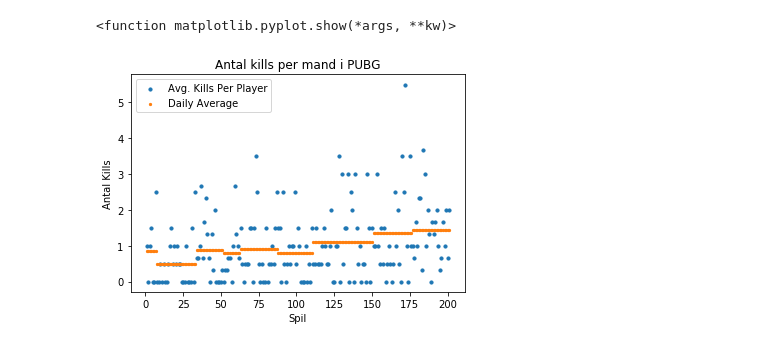
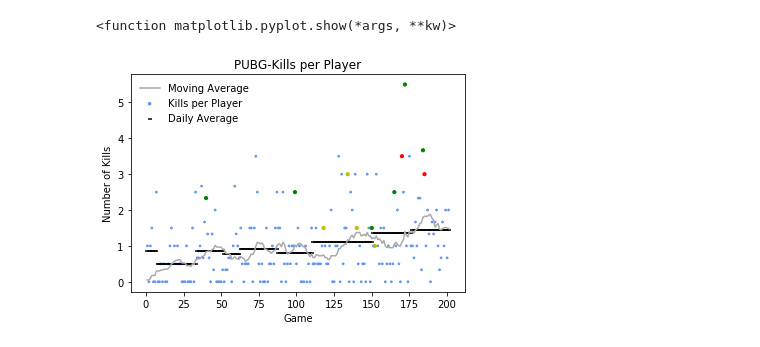
Before and after one commit to Holger-Harmsen/Harmsen_Repo, a Jupyter notebook: PUBG/Analysis.ipynb, the cells around one changed output. Drawn from its saved outputs; the diff is of its cells as text; code cells hidden in the pictures.

```diff
--- a/PUBG/Analysis.ipynb
+++ b/PUBG/Analysis.ipynb
@@ -8,11 +8,24 @@ import math
 data = pd.read_csv('PUBGdata_rå.csv', delimiter=";")
 data['kills_per_mand'] = data['kills_total']/data['antal_spillere']
 
-data['CD_kills'] = [
-    data['kills_per_mand'] if i==1
-    else 0
+data['spil_farve'] = [
+    'g' if i==1
+    else 'y' if i==2
+    else 'r' if i==3
+    else 'cornflowerblue'
     for i in data['plads']
 ]
+
+data['spil_størrelse'] = [
+    10 if i==1
+    else 10 if i==2
+    else 10 if i==3
+    else 3
+    for i in data['plads']
+]
+
+mvgavg = pd.DataFrame(np.transpose(np.convolve(data['kills_per_mand'], np.ones((20,))/20, mode='full')))
+data['moving_avg'] = mvgavg
 
 gennemsnit = data.groupby('dag').agg(
     Average_Kills_Per_Mand = ('kills_per_mand','mean'),
@@ -53,12 +66,14 @@ data
 # %%
-plt.scatter(data['spil'],data['kills_per_mand'], s=10, label='Avg. Kills Per Player')
-plt.scatter(data['spil'],data['dailyavg'], s=5, label='Daily Average')
-plt.xlabel('Spil')
-plt.ylabel('Antal Kills')
-plt.title('Antal kills per mand i PUBG')
-plt.legend(loc='upper left')
+plt.scatter(data['spil'],data['kills_per_mand'], s=data['spil_størrelse'], label='Kills per Player', c=data['spil_farve'])
+plt.scatter(data['spil'],data['dailyavg'], s=10, marker='_', label='Daily Average',c='k')
+plt.plot(data['spil'],data['moving_avg'],c='darkgrey',label='Moving Average')
+plt.tick_params()
+plt.xlabel('Game')
+plt.ylabel('Number of Kills')
+plt.title('PUBG-Kills per Player')
+plt.legend(loc='upper left', frameon=False)
 plt.savefig('Own.pdf')
 plt.show
 # %% [output]
 <function matplotlib.pyplot.show(*args, **kw)>
-[figure, old version]
+[figure, new version]
```
Also changed, not shown: parts of 2 cells of this notebook, 1 other file.
